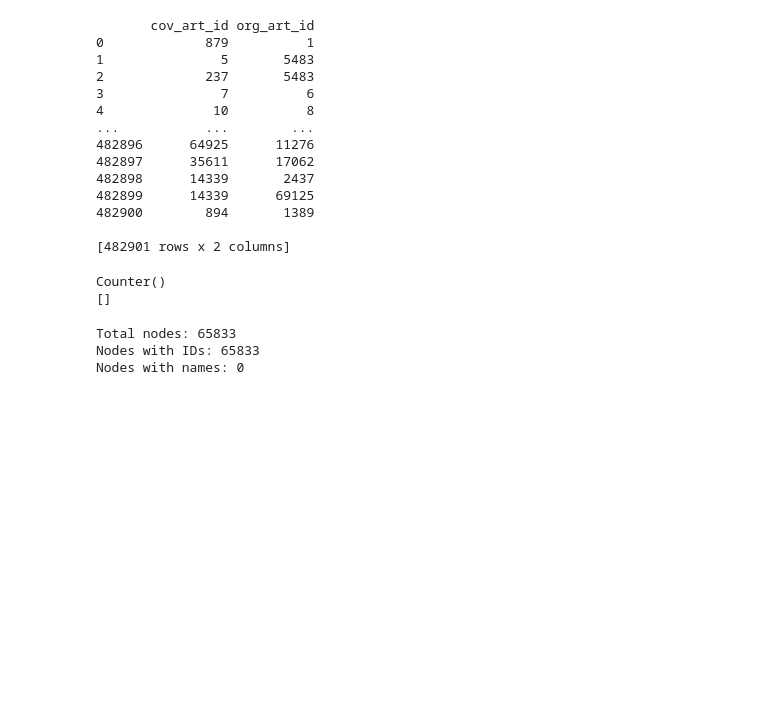
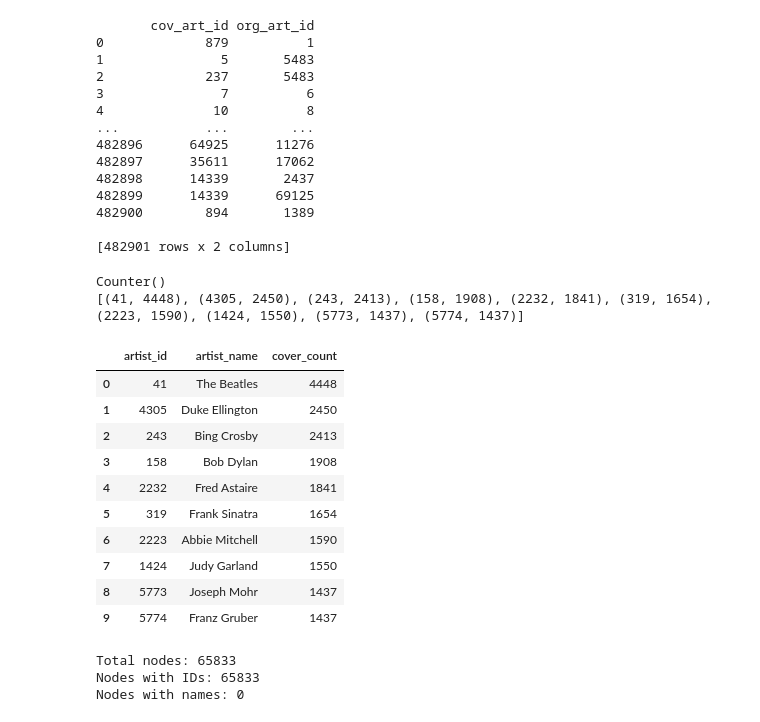
Before and after one commit to freiraum-bq/Music_Project, a Jupyter notebook: python/integrated.ipynb, the cells around one changed output. Saved outputs shown, nothing was run; the diff lists cells and outputs as text; code cells hidden in the pictures; blank space fills up the shorter version.

Commit message:
print artist names instead of ids; fix unknown name bug

```diff
--- a/python/integrated.ipynb
+++ b/python/integrated.ipynb
@@ -140,0 +241,20 @@ Graph built with 5828 nodes and 10084 edges.
+# %%
+def build_graph_from_links(all_links, url_to_artist, id_to_name):
+    """
+    Build the graph using pre-fetched all_links dictionary.
+    """
+    G = nx.DiGraph()
+    for artist in all_links.keys():
+        G.add_node(artist, name=id_to_name.get(artist, "Unknown"))
+
+    for artist, linked_urls in all_links.items():
+        for linked_url in linked_urls:
+            if linked_url in url_to_artist and linked_url != artist_urls[artist]:
+                mentioned_artist = url_to_artist[linked_url]
+                G.add_edge(artist, mentioned_artist, relation={'MENTIONS'})
+
+    print(f"Graph built with {G.number_of_nodes()} nodes and {G.number_of_edges()} edges.")
+    return G
+
+
+G = build_graph_from_links(all_links, url_to_artist, id_to_name)
@@ -172,7 +293,7 @@ A practice example is included below for future use
 import pandas as pd
 
 # 1) Read in your full artist CSV
-path = r"K:\Music project github\Music_Project\data\scraping\genre\artist_genres.csv"
+path = project_root/"data/scraping/genre/artist_genres.csv"
 df_genres = pd.read_csv(path)
 
 # 2) Collect the genre columns into a list, dropping empties/NaNs
@@ -183,7 +304,7 @@ df_genres["genres"] = (
 )
 
 # 3) Index by the same artist key you use in G (common_name)
-df_genres.set_index("common_name", inplace=True)
+df_genres.set_index("artist_id", inplace=True)
 
 # 4) Attach the genres list to each node in G
 for artist in G.nodes():
@@ -194,7 +315,7 @@ for artist in G.nodes():
 
 # 5) Verify on a few nodes
 for artist in list(G.nodes())[:5]:
-    print(artist, "→", G.nodes[artist]["genres"])
+    print(G.nodes[artist]['name'], "→", G.nodes[artist]["genres"])
 # %% [output]
 Van Morrison → ['r&b & soul', 'world', 'rock', 'electronic', 'folk', 'blues / country', 'jazz', 'other', 'pop']
 Dinah Washington → ['jazz', 'blues / country', 'electronic', 'other', 'pop']
@@ -296,6 +417,13 @@ for _, row in df_merged.iterrows():
     for cov_id in covering_artists:
         for org_id in original_artists:
             if cov_id != org_id: # avoid self-loop #and cov_id in G and org_id in G:
+
+                # Ensure nodes exist with name attributes
+                if cov_id not in G:
+                    G.add_node(cov_id, name=id_to_name.get(cov_id, "Unknown"))
+                if org_id not in G:
+                    G.add_node(org_id, name=id_to_name.get(org_id, "Unknown"))
+
                 if G.has_edge(cov_id, org_id):
                     edge_data = G[cov_id][org_id]
                     edge_data.setdefault('relation', set()).add('COVERED')
@@ -306,23 +434,38 @@ for _, row in df_merged.iterrows():
 # %%
 import collections
 
 # Step 2: Count how many times each artist is covered
 cover_count = collections.Counter()
 print(cover_count)
 for u, v, data in G.edges(data=True):
-    if data.get('relation') == 'COVERED':
+    if 'COVERED' in data.get('relation', []):
         cover_count[v] += 1  # v = original artist who was covered
 
 # Step 3: Get top 10 most covered artists
 top_10_covered = cover_count.most_common(10)
 print(top_10_covered)
 
-# Step 4: Print them
-for artist, count in top_10_covered:
-    print(f"{artist}: covered {count} times")
+# Step 4: Create the DataFrame
+covered_top_10 = pd.DataFrame(
+    [(artist, G.nodes[artist]['name'], count) for artist, count in top_10_covered],
+    columns=['artist_id', 'artist_name', 'cover_count']
+)
+
+covered_top_10
 # %% [output]
 Counter()
-[]
+[(41, 4448), (4305, 2450), (243, 2413), (158, 1908), (2232, 1841), (319, 1654), (2223, 1590), (1424, 1550), (5773, 1437), (5774, 1437)]
+|  | artist_id | artist_name | cover_count |
+| 0 | 41 | The Beatles | 4448 |
+| 1 | 4305 | Duke Ellington | 2450 |
+| 2 | 243 | Bing Crosby | 2413 |
+| 3 | 158 | Bob Dylan | 1908 |
+| 4 | 2232 | Fred Astaire | 1841 |
+| 5 | 319 | Frank Sinatra | 1654 |
+| 6 | 2223 | Abbie Mitchell | 1590 |
+| 7 | 1424 | Judy Garland | 1550 |
+| 8 | 5773 | Joseph Mohr | 1437 |
+| 9 | 5774 | Franz Gruber | 1437 |
 # %%
 print(f"Total nodes: {len(G.nodes)}")
 
```
Also changed, not shown: parts of 9 cells of this notebook.
